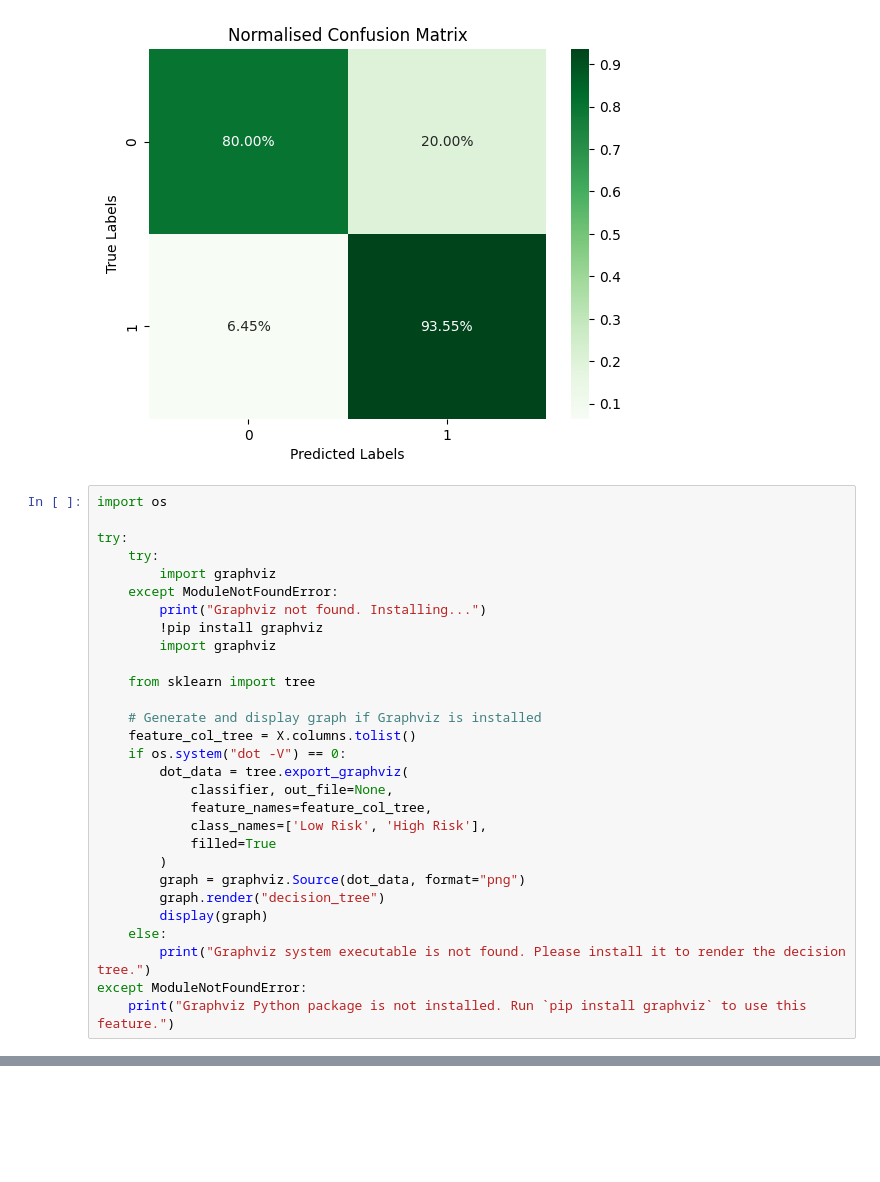
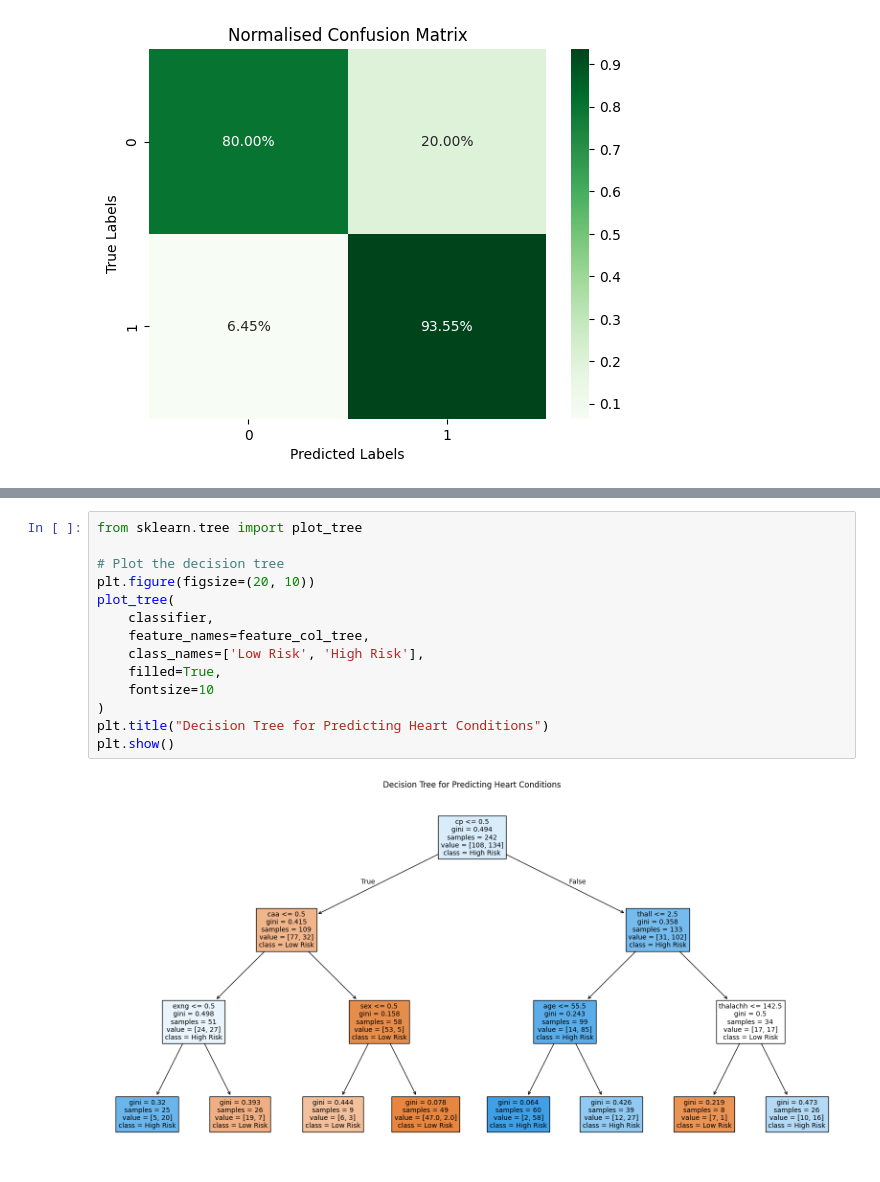
Before and after one commit to sbogde/scikit-regressions-and-confessions, a Jupyter notebook: 2382432_Task2_Algo2.ipynb, the cells around one changed output, grey strips where cells are left out. Drawn from its saved outputs; the diff is of its cells as text; blank space fills up the shorter version.

```diff
--- a/2382432_Task2_Algo2.ipynb
+++ b/2382432_Task2_Algo2.ipynb
@@ -259,32 +259,3 @@ plt.ylabel("True Labels")
 plt.show()
 # %% [output]
 [figure]
-# %%
-import os
-
-try:
-    try:
-        import graphviz
-    except ModuleNotFoundError:
-        print("Graphviz not found. Installing...")
-        !pip install graphviz
-        import graphviz
-
-    from sklearn import tree
-
-    # Generate and display graph if Graphviz is installed
-    feature_col_tree = X.columns.tolist()
-    if os.system("dot -V") == 0:
-        dot_data = tree.export_graphviz(
-            classifier, out_file=None,
-            feature_names=feature_col_tree,
-            class_names=['Low Risk', 'High Risk'],
-            filled=True
-        )
-        graph = graphviz.Source(dot_data, format="png")
-        graph.render("decision_tree")
-        display(graph)
-    else:
-        print("Graphviz system executable is not found. Please install it to render the decision tree.")
-except ModuleNotFoundError:
-    print("Graphviz Python package is not installed. Run `pip install graphviz` to use this feature.")
@@ -292,0 +262,16 @@ except ModuleNotFoundError:
+# %%
+from sklearn.tree import plot_tree
+
+# Plot the decision tree
+plt.figure(figsize=(20, 10))
+plot_tree(
+    classifier,
+    feature_names=feature_col_tree,
+    class_names=['Low Risk', 'High Risk'],
+    filled=True,
+    fontsize=10
+)
+plt.title("Decision Tree for Predicting Heart Conditions")
+plt.show()
+# %% [output]
+[figure, added]
```
Also changed, not shown: parts of 1 cell of this notebook.
